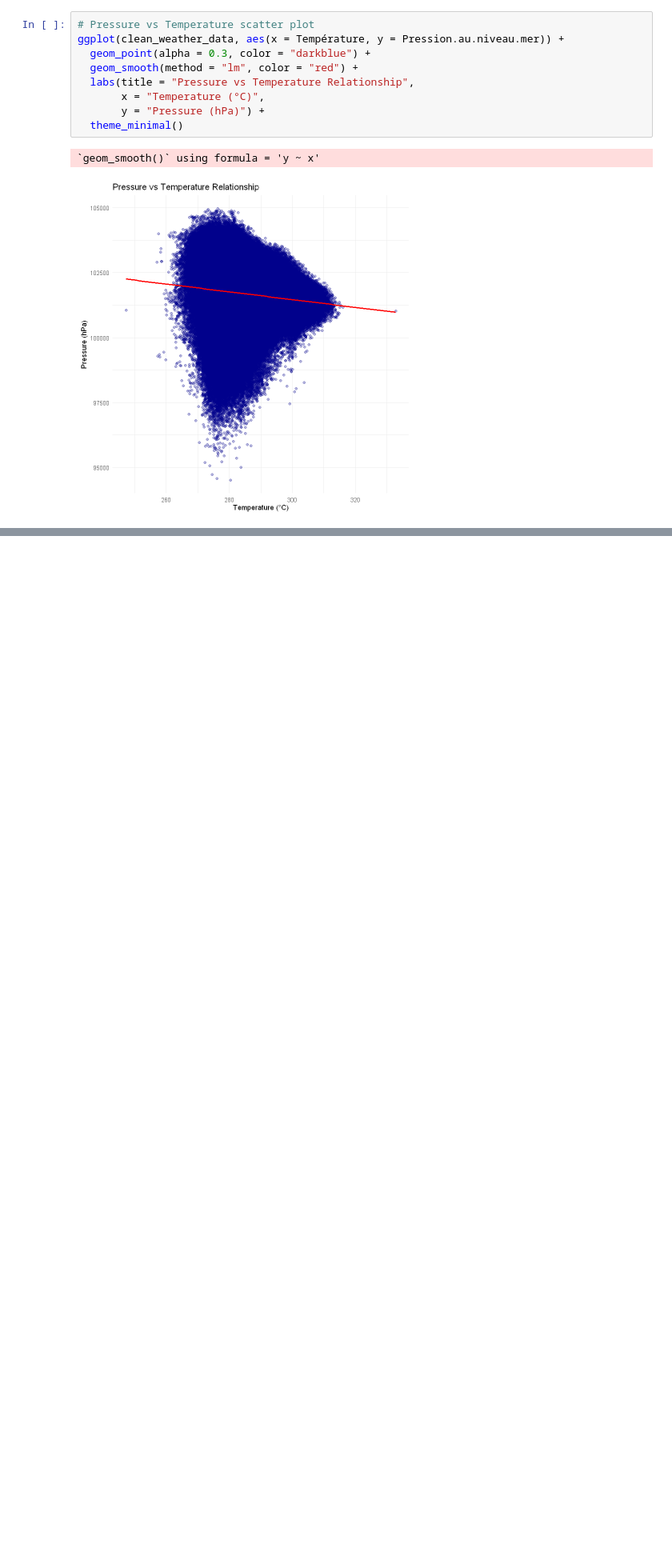
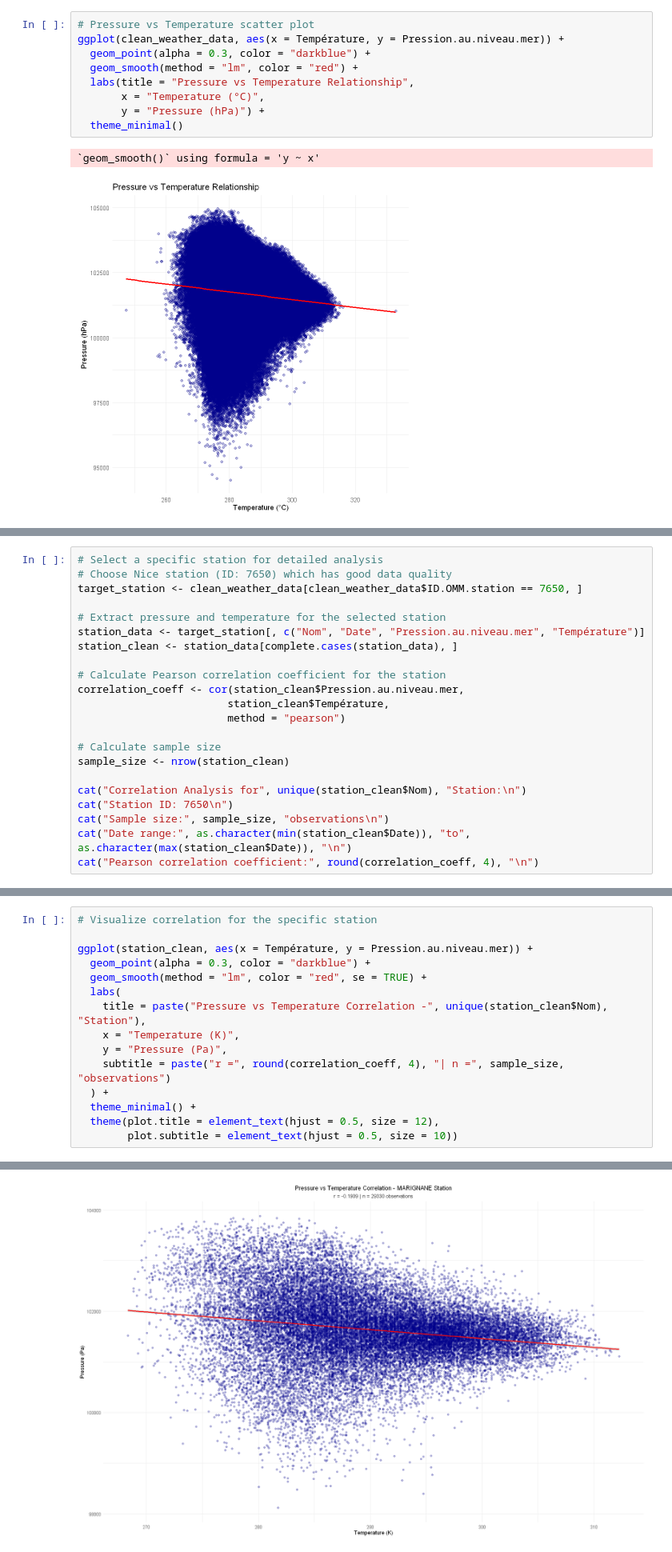
Before and after one commit to AugustinGrunewald/Statistics_Meteo, a Jupyter notebook: data_presentation.ipynb, the cells around one changed output, grey strips where cells are left out. Shown at 80% size. Saved outputs shown, nothing was run; the diff lists cells and outputs as text; blank space fills up the shorter version.

Commit message:
add estimator analysis

```diff
--- a/data_presentation.ipynb
+++ b/data_presentation.ipynb
@@ -654,0 +661,22 @@ ggplot(clean_weather_data, aes(x = Température, y = Pression.au.niveau.mer)) +
+# %%
+# Select a specific station for detailed analysis
+# Choose Nice station (ID: 7650) which has good data quality
+target_station <- clean_weather_data[clean_weather_data$ID.OMM.station == 7650, ]
+
+# Extract pressure and temperature for the selected station
+station_data <- target_station[, c("Nom", "Date", "Pression.au.niveau.mer", "Température")]
+station_clean <- station_data[complete.cases(station_data), ]
+
+# Calculate Pearson correlation coefficient for the station
+correlation_coeff <- cor(station_clean$Pression.au.niveau.mer,
+                        station_clean$Température,
+                        method = "pearson")
+
+# Calculate sample size
+sample_size <- nrow(station_clean)
+
+cat("Correlation Analysis for", unique(station_clean$Nom), "Station:\n")
+cat("Station ID: 7650\n")
+cat("Sample size:", sample_size, "observations\n")
+cat("Date range:", as.character(min(station_clean$Date)), "to", as.character(max(station_clean$Date)), "\n")
+cat("Pearson correlation coefficient:", round(correlation_coeff, 4), "\n")
@@ -654,0 +721,16 @@ ggplot(clean_weather_data, aes(x = Température, y = Pression.au.niveau.mer)) +
+# %%
+# Visualize correlation for the specific station
+
+ggplot(station_clean, aes(x = Température, y = Pression.au.niveau.mer)) +
+  geom_point(alpha = 0.3, color = "darkblue") +
+  geom_smooth(method = "lm", color = "red", se = TRUE) +
+  labs(
+    title = paste("Pressure vs Temperature Correlation -", unique(station_clean$Nom), "Station"),
+    x = "Temperature (K)",
+    y = "Pressure (Pa)",
+    subtitle = paste("r =", round(correlation_coeff, 4), "| n =", sample_size, "observations")
+  ) +
+  theme_minimal() +
+  theme(plot.title = element_text(hjust = 0.5, size = 12),
+        plot.subtitle = element_text(hjust = 0.5, size = 10))
+# %% [output]
@@ -654,0 +738 @@ ggplot(clean_weather_data, aes(x = Température, y = Pression.au.niveau.mer)) +
+[figure, added]
```
Also changed, not shown: parts of 7 cells of this notebook.
